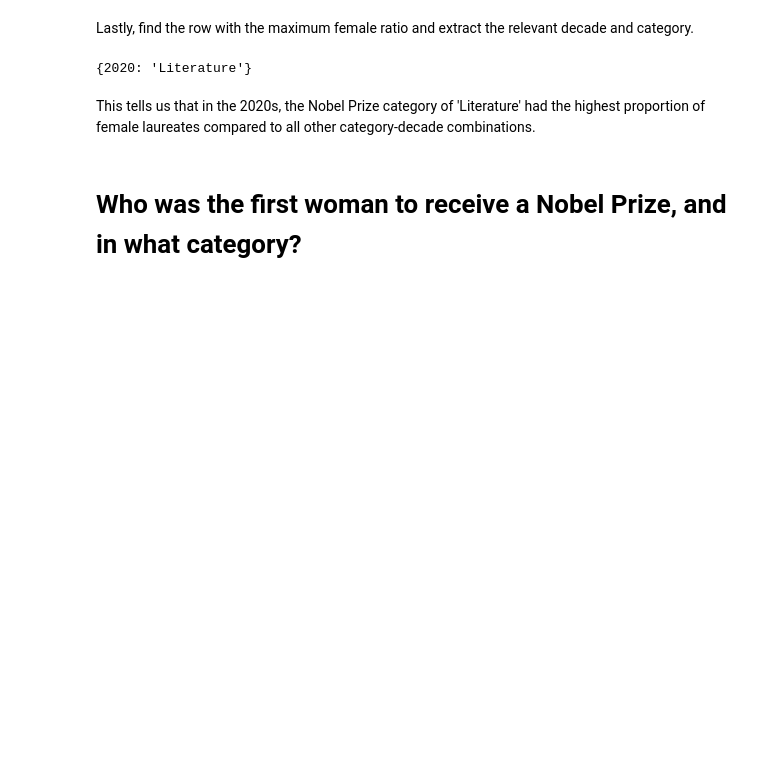
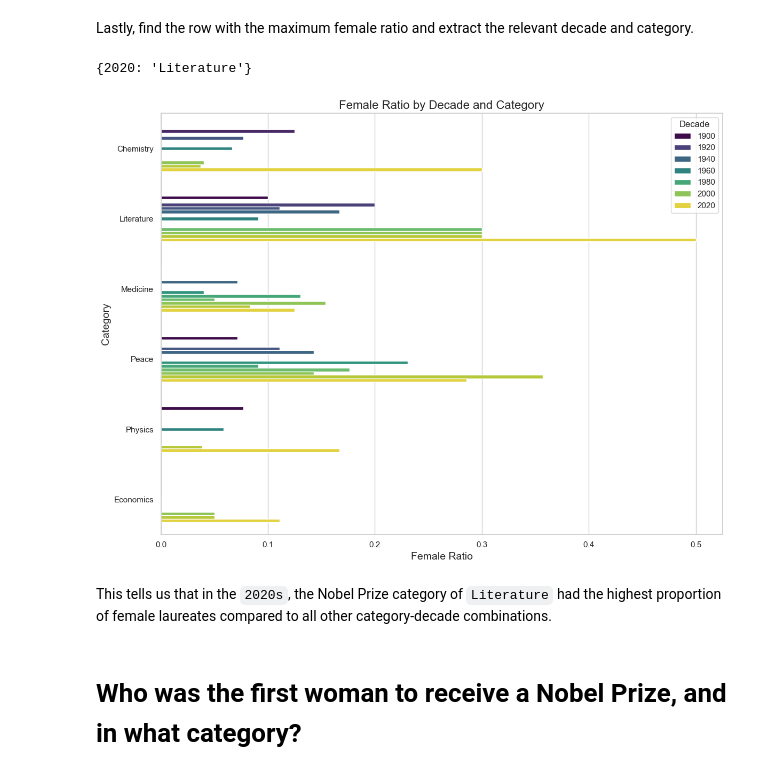
Before and after one commit to azizp128/data-science-projects, a Jupyter notebook: a-visual-history-of-nobel-prize-winners/new-version/notebook.ipynb, the cells around one changed output. Saved outputs shown, nothing was run; the diff lists cells and outputs as text; code cells hidden in the pictures; blank space fills up the shorter version.

```diff
--- a/a-visual-history-of-nobel-prize-winners/new-version/notebook.ipynb
+++ b/a-visual-history-of-nobel-prize-winners/new-version/notebook.ipynb
@@ -243,8 +289,25 @@ max_female_dict = {int(max_row['decade']): max_row['category']}
 print(max_female_dict)
 # %% [output]
 {2020: 'Literature'}
+# %%
+# Create a figure and axis
+plt.figure(figsize=(12, 9))
+
+# Plot the female ratio by decade and category
+ax = sns.barplot(x='female_ratio', y='category', data=grouped_data, hue='decade', dodge=True, palette='viridis', width=0.65)
+
+# Titles and labels
+plt.title('Female Ratio by Decade and Category', fontsize=16)
+plt.xlabel('Female Ratio', fontsize=14)
+plt.ylabel('Category', fontsize=14)
+plt.legend(title='Decade')
+
+plt.tight_layout()
+plt.show()
+# %% [output]
+[figure, added]
 # %% [markdown]
-This tells us that in the 2020s, the Nobel Prize category of 'Literature' had the highest proportion of female laureates compared to all other category-decade combinations.
+This tells us that in the `2020s`, the Nobel Prize category of `Literature` had the highest proportion of female laureates compared to all other category-decade combinations.
 # %% [markdown]
 # Who was the first woman to receive a Nobel Prize, and in what category?
 # %% [markdown]
```
Also changed, not shown: parts of 8 cells of this notebook.
